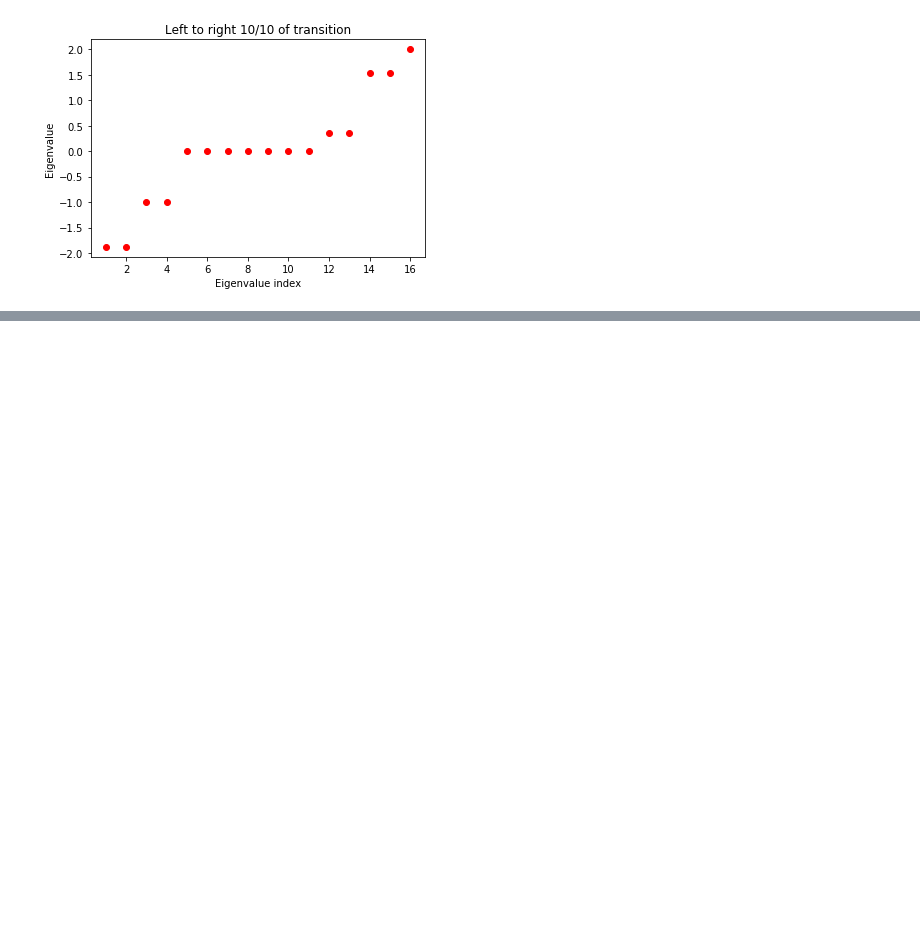
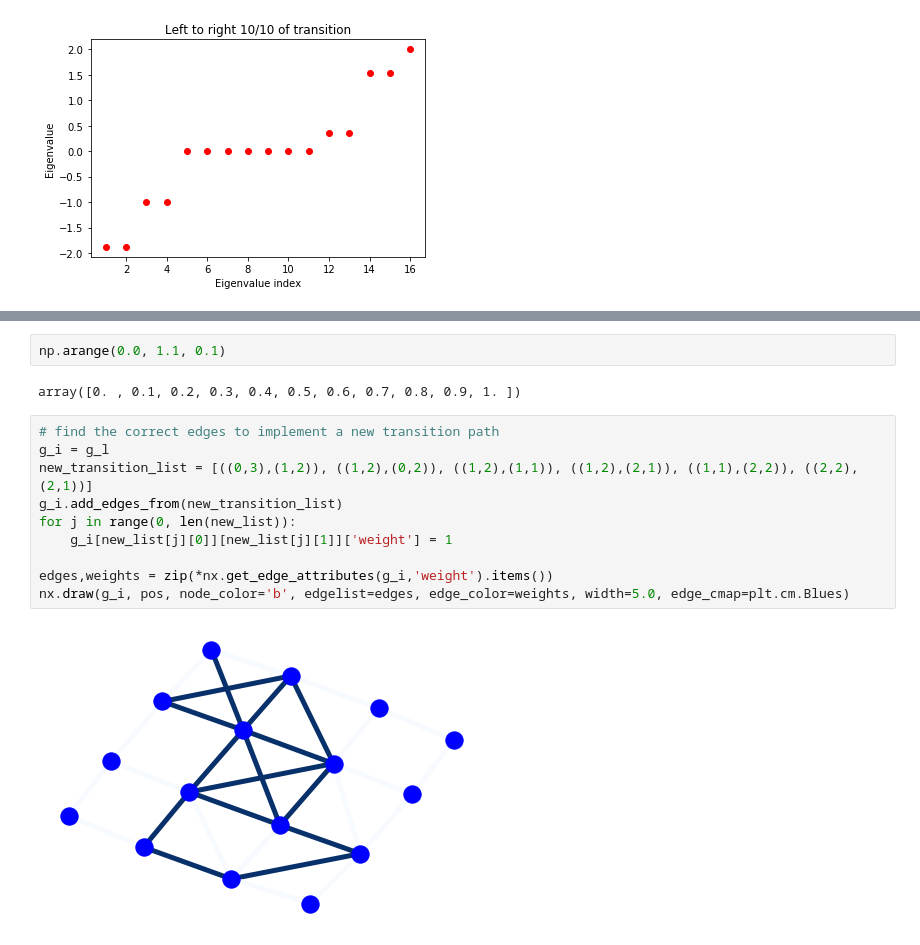
Before and after one commit to ShabaniLab/CircuitQEDLattices, a Jupyter notebook: PhaseTransition.ipynb, the cells around one changed output, grey strips where cells are left out. Cells and saved outputs as stored; diff of their text form; blank space fills up the shorter version.

```diff
--- a/PhaseTransition.ipynb
+++ b/PhaseTransition.ipynb
@@ -254,0 +292,16 @@ w_r, v_r = spec(g_i, 'Left to right 10/10 of transition')
+# %%
+np.arange(0.0, 1.1, 0.1)
+# %% [output]
+array([0. , 0.1, 0.2, 0.3, 0.4, 0.5, 0.6, 0.7, 0.8, 0.9, 1. ])
+# %%
+# find the correct edges to implement a new transition path
+g_i = g_l
+new_transition_list = [((0,3),(1,2)), ((1,2),(0,2)), ((1,2),(1,1)), ((1,2),(2,1)), ((1,1),(2,2)), ((2,2),(2,1))]
+g_i.add_edges_from(new_transition_list)
+for j in range(0, len(new_list)):
+    g_i[new_list[j][0]][new_list[j][1]]['weight'] = 1
+
+edges,weights = zip(*nx.get_edge_attributes(g_i,'weight').items())
+nx.draw(g_i, pos, node_color='b', edgelist=edges, edge_color=weights, width=5.0, edge_cmap=plt.cm.Blues)
+# %% [output]
+[figure, added]
```
Also changed, not shown: parts of 16 cells of this notebook.
